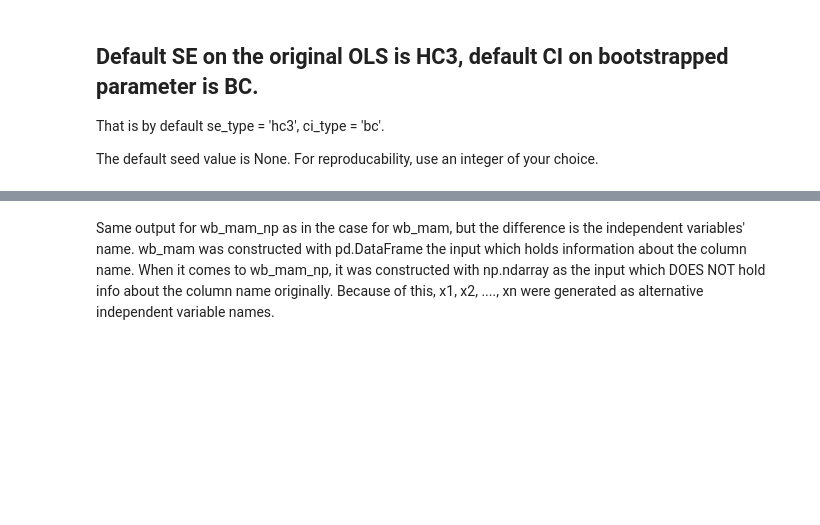
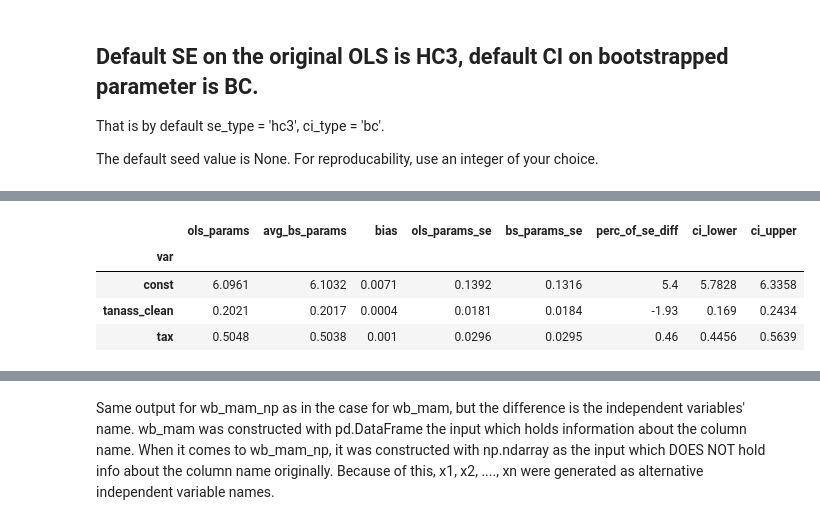
Before and after one commit to pvh95/ols_bootstrap, a Jupyter notebook: demonstration_sample_1000.ipynb, the cells around one changed output, grey strips where cells are left out. Drawn from its saved outputs; the diff is of its cells as text; code cells hidden in the pictures; blank space fills up the shorter version.

Commit message:
changing the column names of the summary table

```diff
--- a/demonstration_sample_1000.ipynb
+++ b/demonstration_sample_1000.ipynb
@@ -96,6 +96,14 @@ Pairs Bootstrap results with 1000 obs and 1000 BS reps using HC3 SE-s and 95.00%
 | const | 6.0961 | 6.1032 | 0.0071 | 0.1392 | 0.1316 | 5.4 | 5.7828 | 6.3358 |
 | tanass_clean | 0.2021 | 0.2017 | 0.0004 | 0.0181 | 0.0184 | -1.93 | 0.169 | 0.2434 |
 | tax | 0.5048 | 0.5038 | 0.001 | 0.0296 | 0.0295 | 0.46 | 0.4456 | 0.5639 |
+# %%
+psb.summary_table
+# %% [output]
+|  | ols_params | avg_bs_params | bias | ols_params_se | bs_params_se | perc_of_se_diff | ci_lower | ci_upper |
+| var |  |  |  |  |  |  |  |  |
+| const | 6.0961 | 6.1032 | 0.0071 | 0.1392 | 0.1316 | 5.4 | 5.7828 | 6.3358 |
+| tanass_clean | 0.2021 | 0.2017 | 0.0004 | 0.0181 | 0.0184 | -1.93 | 0.169 | 0.2434 |
+| tax | 0.5048 | 0.5038 | 0.001 | 0.0296 | 0.0295 | 0.46 | 0.4456 | 0.5639 |
 # %%
 psb_t.summary()
 # %% [output]
```
Also changed, not shown: parts of 20 cells of this notebook, 1 other file.
